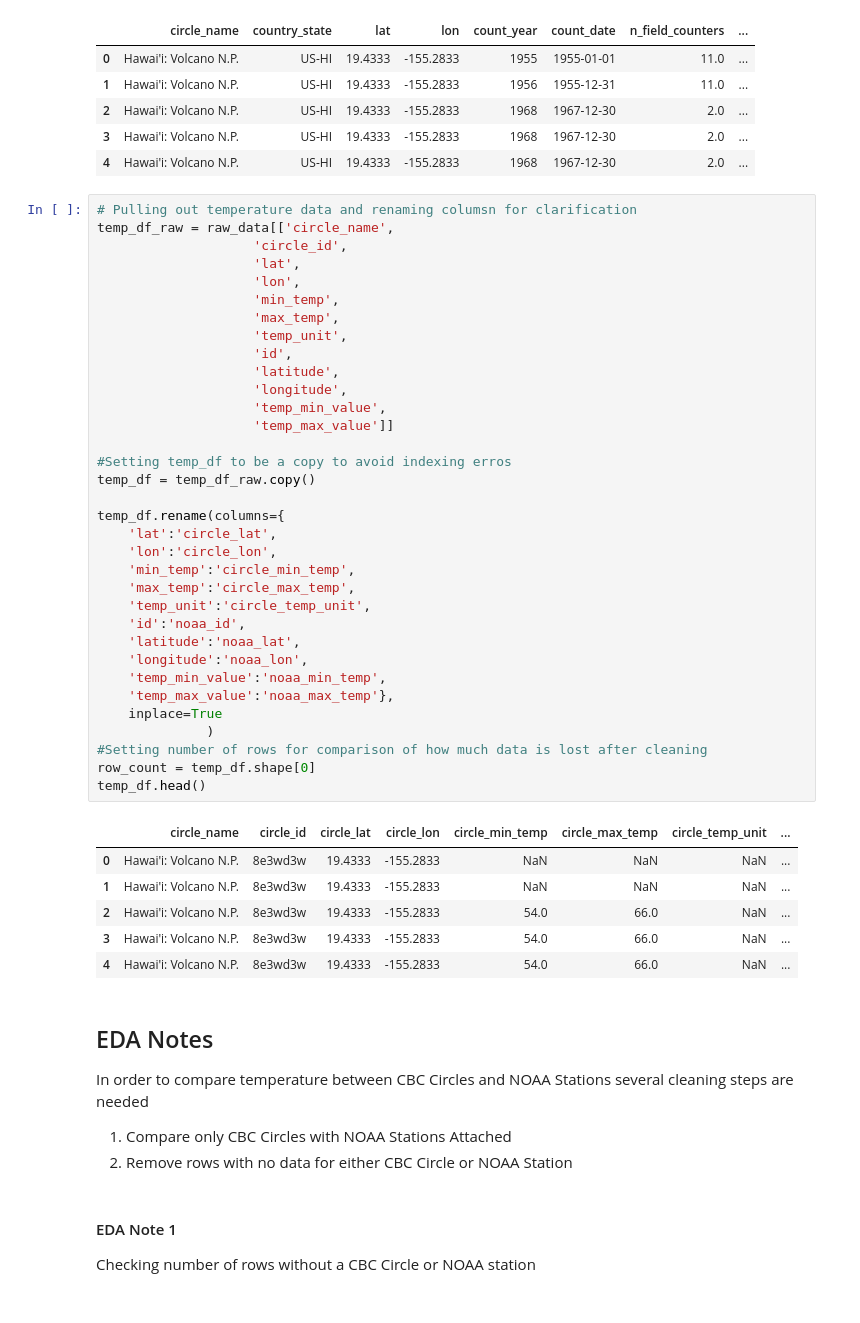
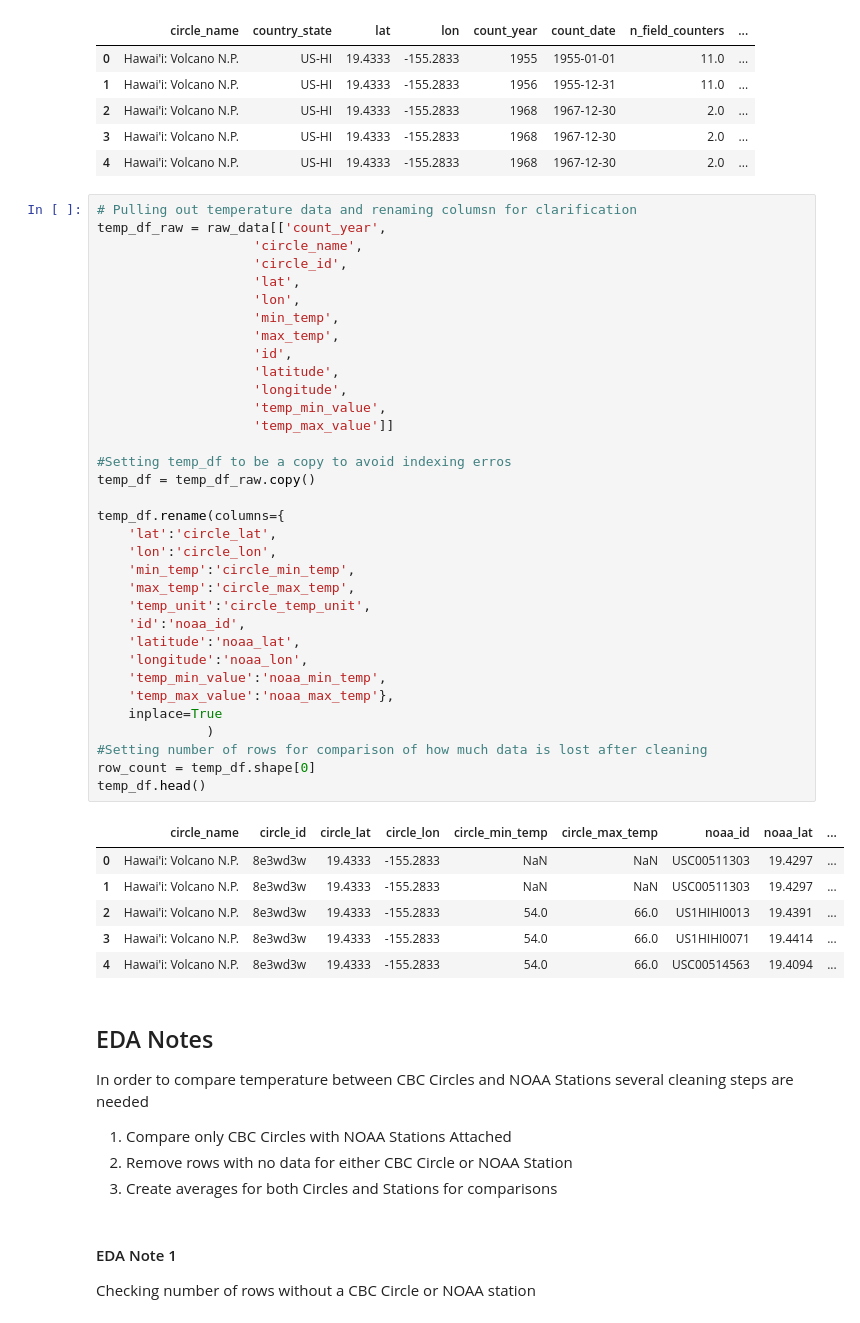
Before and after one commit to DataKind-DC/audubon-cbc, a Jupyter notebook: notebooks/issue-56-jellena.ipynb, the cells around one changed output. Saved outputs shown, nothing was run; the diff lists cells and outputs as text.

Commit message:
more temp updates

```diff
--- a/notebooks/issue-56-jellena.ipynb
+++ b/notebooks/issue-56-jellena.ipynb
@@ -92,50 +94,51 @@ raw_data.head()
 | 4 | Hawai'i: Volcano N.P. | US-HI | 19.4333 | -155.2833 | 1968 | 1967-12-30 | 2.0 | ... |
 # %%
 # Pulling out temperature data and renaming columsn for clarification
-temp_df_raw = raw_data[['circle_name',
+temp_df_raw = raw_data[['count_year',
+                    'circle_name',
                     'circle_id',
                     'lat',
                     'lon',
                     'min_temp',
                     'max_temp',
-                    'temp_unit',
                     'id',
                     'latitude',
                     'longitude',
                     'temp_min_value',
                     'temp_max_value']]
 
 #Setting temp_df to be a copy to avoid indexing erros
 temp_df = temp_df_raw.copy()
 
 temp_df.rename(columns={
     'lat':'circle_lat',
     'lon':'circle_lon',
     'min_temp':'circle_min_temp',
     'max_temp':'circle_max_temp',
     'temp_unit':'circle_temp_unit',
     'id':'noaa_id',
     'latitude':'noaa_lat',
     'longitude':'noaa_lon',
     'temp_min_value':'noaa_min_temp',
     'temp_max_value':'noaa_max_temp'},
     inplace=True
               )
 #Setting number of rows for comparison of how much data is lost after cleaning
 row_count = temp_df.shape[0]
 temp_df.head()
 # %% [output]
-|  | circle_name | circle_id | circle_lat | circle_lon | circle_min_temp | circle_max_temp | circle_temp_unit | ... |
-| 0 | Hawai'i: Volcano N.P. | 8e3wd3w | 19.4333 | -155.2833 | NaN | NaN | NaN | ... |
-| 1 | Hawai'i: Volcano N.P. | 8e3wd3w | 19.4333 | -155.2833 | NaN | NaN | NaN | ... |
-| 2 | Hawai'i: Volcano N.P. | 8e3wd3w | 19.4333 | -155.2833 | 54.0 | 66.0 | NaN | ... |
-| 3 | Hawai'i: Volcano N.P. | 8e3wd3w | 19.4333 | -155.2833 | 54.0 | 66.0 | NaN | ... |
-| 4 | Hawai'i: Volcano N.P. | 8e3wd3w | 19.4333 | -155.2833 | 54.0 | 66.0 | NaN | ... |
+|  | circle_name | circle_id | circle_lat | circle_lon | circle_min_temp | circle_max_temp | noaa_id | noaa_lat | ... |
+| 0 | Hawai'i: Volcano N.P. | 8e3wd3w | 19.4333 | -155.2833 | NaN | NaN | USC00511303 | 19.4297 | ... |
+| 1 | Hawai'i: Volcano N.P. | 8e3wd3w | 19.4333 | -155.2833 | NaN | NaN | USC00511303 | 19.4297 | ... |
+| 2 | Hawai'i: Volcano N.P. | 8e3wd3w | 19.4333 | -155.2833 | 54.0 | 66.0 | US1HIHI0013 | 19.4391 | ... |
+| 3 | Hawai'i: Volcano N.P. | 8e3wd3w | 19.4333 | -155.2833 | 54.0 | 66.0 | US1HIHI0071 | 19.4414 | ... |
+| 4 | Hawai'i: Volcano N.P. | 8e3wd3w | 19.4333 | -155.2833 | 54.0 | 66.0 | USC00514563 | 19.4094 | ... |
 # %% [markdown]
 ## EDA Notes
 In order to compare temperature between CBC Circles and NOAA Stations several cleaning steps are needed
 1. Compare only CBC Circles with NOAA Stations Attached
 2. Remove rows with no data for either CBC Circle or NOAA Station
+3. Create averages for both Circles and Stations for comparisons
 # %% [markdown]
 #### EDA Note 1
 Checking number of rows without a CBC Circle or NOAA station
```
Also changed, not shown: parts of 10 cells of this notebook.
